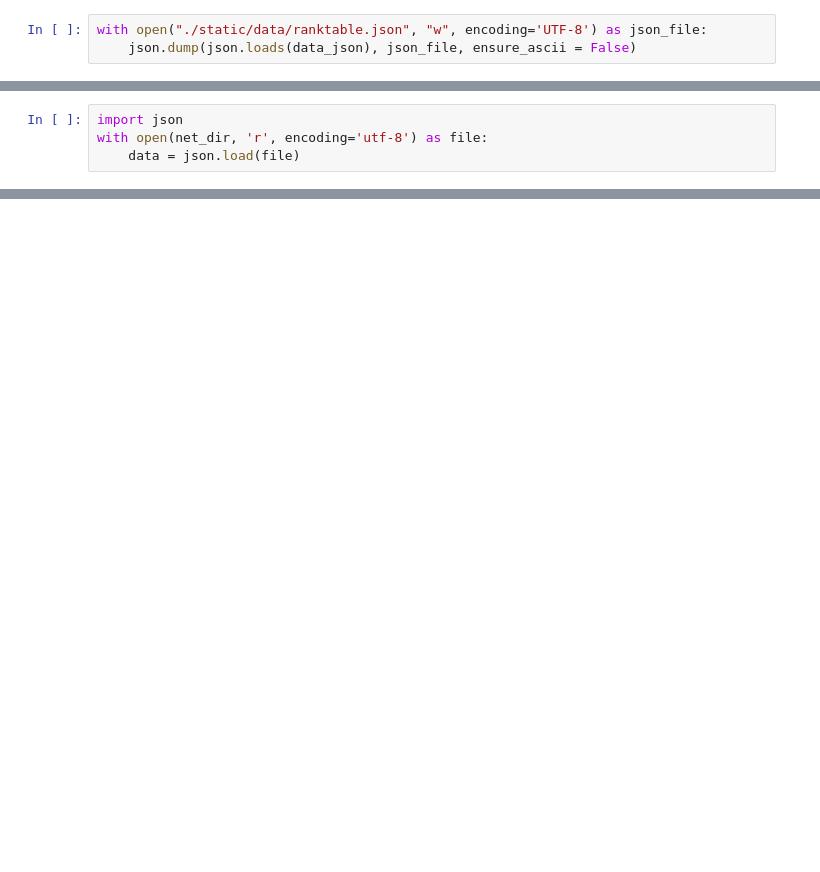
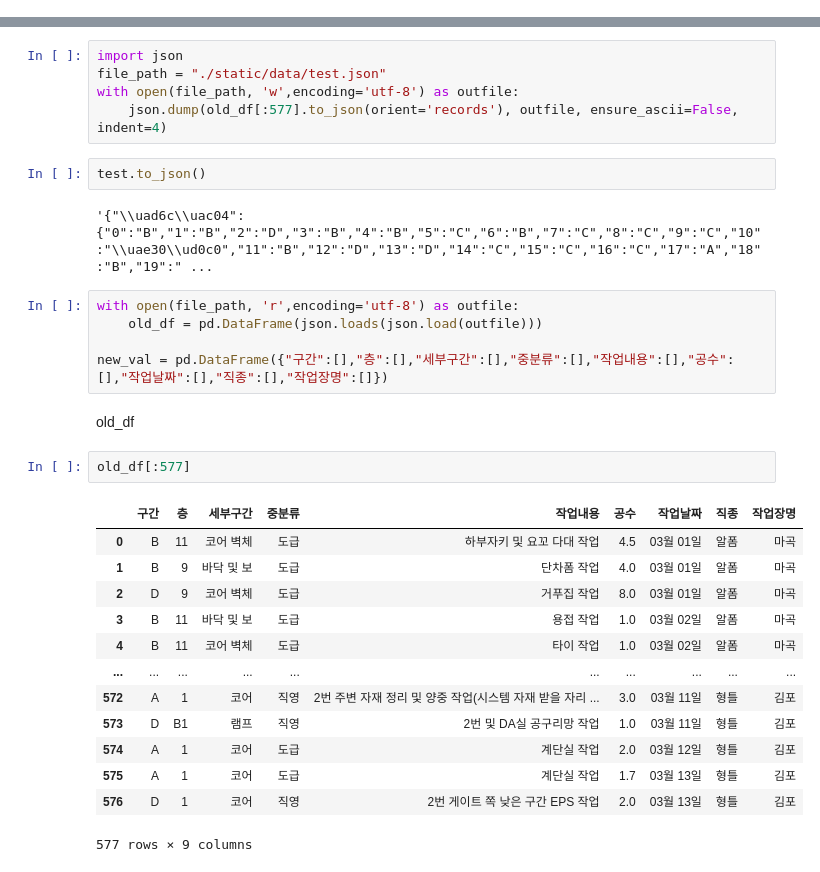
Before and after one commit to abcd00ou/Dong.github.io, a Jupyter notebook: Untitled-1.ipynb, the cells around one changed output, grey strips where cells are left out. Saved outputs shown, nothing was run; the diff lists cells and outputs as text; blank space fills up the shorter version.

```diff
--- a/Untitled-1.ipynb
+++ b/Untitled-1.ipynb
@@ -343,3 +0,0 @@ print(df)
-# %%
-with open("./static/data/ranktable.json", "w", encoding='UTF-8') as json_file:
-    json.dump(json.loads(data_json), json_file, ensure_ascii = False)
@@ -632,4 +0,0 @@ files_and_folders
-# %%
-import json
-with open(net_dir, 'r', encoding='utf-8') as file:
-    data = json.load(file)
@@ -725,0 +106,32 @@ Index: []
+# %%
+import json
+file_path = "./static/data/test.json"
+with open(file_path, 'w',encoding='utf-8') as outfile:
+    json.dump(old_df[:577].to_json(orient='records'), outfile, ensure_ascii=False, indent=4)
+# %%
+test.to_json()
+# %% [output]
+'{"\\uad6c\\uac04":{"0":"B","1":"B","2":"D","3":"B","4":"B","5":"C","6":"B","7":"C","8":"C","9":"C","10":"\\uae30\\ud0c0","11":"B","12":"D","13":"D","14":"C","15":"C","16":"C","17":"A","18":"B","19":" ...
+# %%
+with open(file_path, 'r',encoding='utf-8') as outfile:
+    old_df = pd.DataFrame(json.loads(json.load(outfile)))
+
+new_val = pd.DataFrame({"구간":[],"층":[],"세부구간":[],"중분류":[],"작업내용":[],"공수":[],"작업날짜":[],"직종":[],"작업장명":[]})
+# %% [markdown]
+old_df
+# %%
+old_df[:577]
+# %% [output]
+|  | 구간 | 층 | 세부구간 | 중분류 | 작업내용 | 공수 | 작업날짜 | 직종 | 작업장명 |
+| 0 | B | 11 | 코어 벽체 | 도급 | 하부자키 및 요꼬 다대 작업 | 4.5 | 03월 01일 | 알폼 | 마곡 |
+| 1 | B | 9 | 바닥 및 보 | 도급 | 단차폼 작업 | 4.0 | 03월 01일 | 알폼 | 마곡 |
+| 2 | D | 9 | 코어 벽체 | 도급 | 거푸집 작업 | 8.0 | 03월 01일 | 알폼 | 마곡 |
+| 3 | B | 11 | 바닥 및 보 | 도급 | 용접 작업 | 1.0 | 03월 02일 | 알폼 | 마곡 |
+| 4 | B | 11 | 코어 벽체 | 도급 | 타이 작업 | 1.0 | 03월 02일 | 알폼 | 마곡 |
+| ... | ... | ... | ... | ... | ... | ... | ... | ... | ... |
+| 572 | A | 1 | 코어 | 직영 | 2번 주변 자재 정리 및 양중 작업(시스템 자재 받을 자리 ... | 3.0 | 03월 11일 | 형틀 | 김포 |
+| 573 | D | B1 | 램프 | 직영 | 2번 및 DA실 공구리망 작업 | 1.0 | 03월 11일 | 형틀 | 김포 |
+| 574 | A | 1 | 코어 | 도급 | 계단실 작업 | 2.0 | 03월 12일 | 형틀 | 김포 |
+| 575 | A | 1 | 코어 | 도급 | 계단실 작업 | 1.7 | 03월 13일 | 형틀 | 김포 |
+| 576 | D | 1 | 코어 | 직영 | 2번 게이트 쪽 낮은 구간 EPS 작업 | 2.0 | 03월 13일 | 형틀 | 김포 |
+577 rows × 9 columns
```
Also changed, not shown: parts of 71 cells of this notebook, 22 other files.
